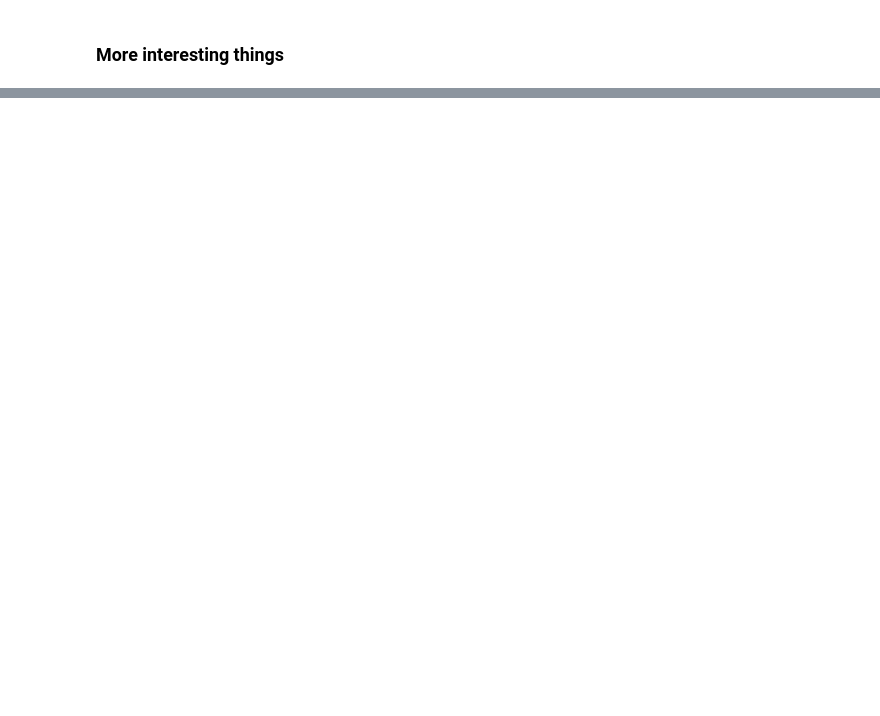
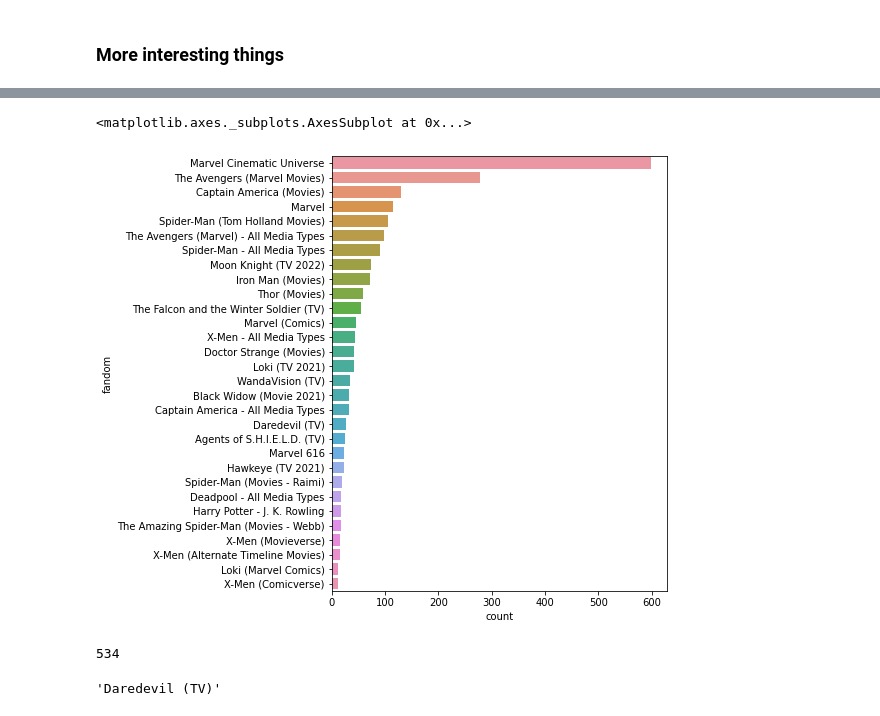
Before and after one commit to quicksilverri/fanfic-popularuty-prediction, a Jupyter notebook: fanfic_popularity_predictor.ipynb, the cells around one changed output, grey strips where cells are left out. Cells and saved outputs as stored; diff of their text form; code cells hidden in the pictures; blank space fills up the shorter version.

```diff
--- a/fanfic_popularity_predictor.ipynb
+++ b/fanfic_popularity_predictor.ipynb
@@ -293,0 +257,17 @@ stats
+# %%
+fandom_count = {}
+
+for fandoms in df.fandoms:
+  for fandom in fandoms:
+    try:
+      fandom_count[fandom] += 1
+    except:
+      fandom_count[fandom] = 1
+# %%
+count = pd.Series(fandom_count)
+# %%
+count = count.sort_values(ascending=False)
+# %%
+df_count = pd.DataFrame()
+df_count['count'] = count
+df_count['fandom'] = count.index
@@ -293,0 +279,14 @@ stats
+# %%
+plt.figure(figsize=(6, 8))
+sns.barplot(data=df_count[df_count['count'] > 10], x='count', y='fandom', orient='h')
+# %% [output]
+<matplotlib.axes._subplots.AxesSubplot at 0x...>
+[figure, added]
+# %%
+len(fandom_list)
+# %% [output]
+534
+# %%
+df.fandoms[0]
+# %% [output]
+'Daredevil (TV)'
```
Also changed, not shown: parts of 23 cells of this notebook.
